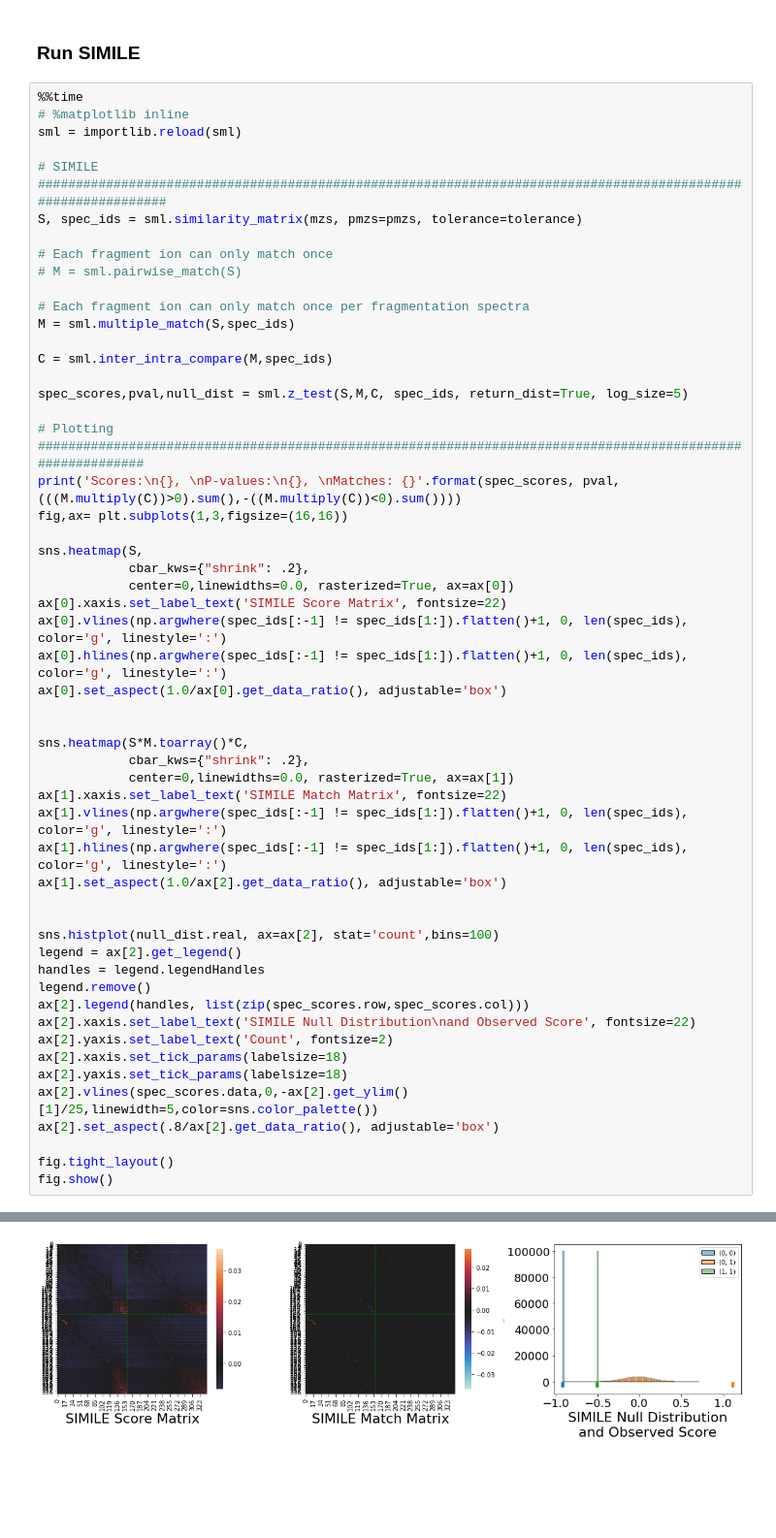
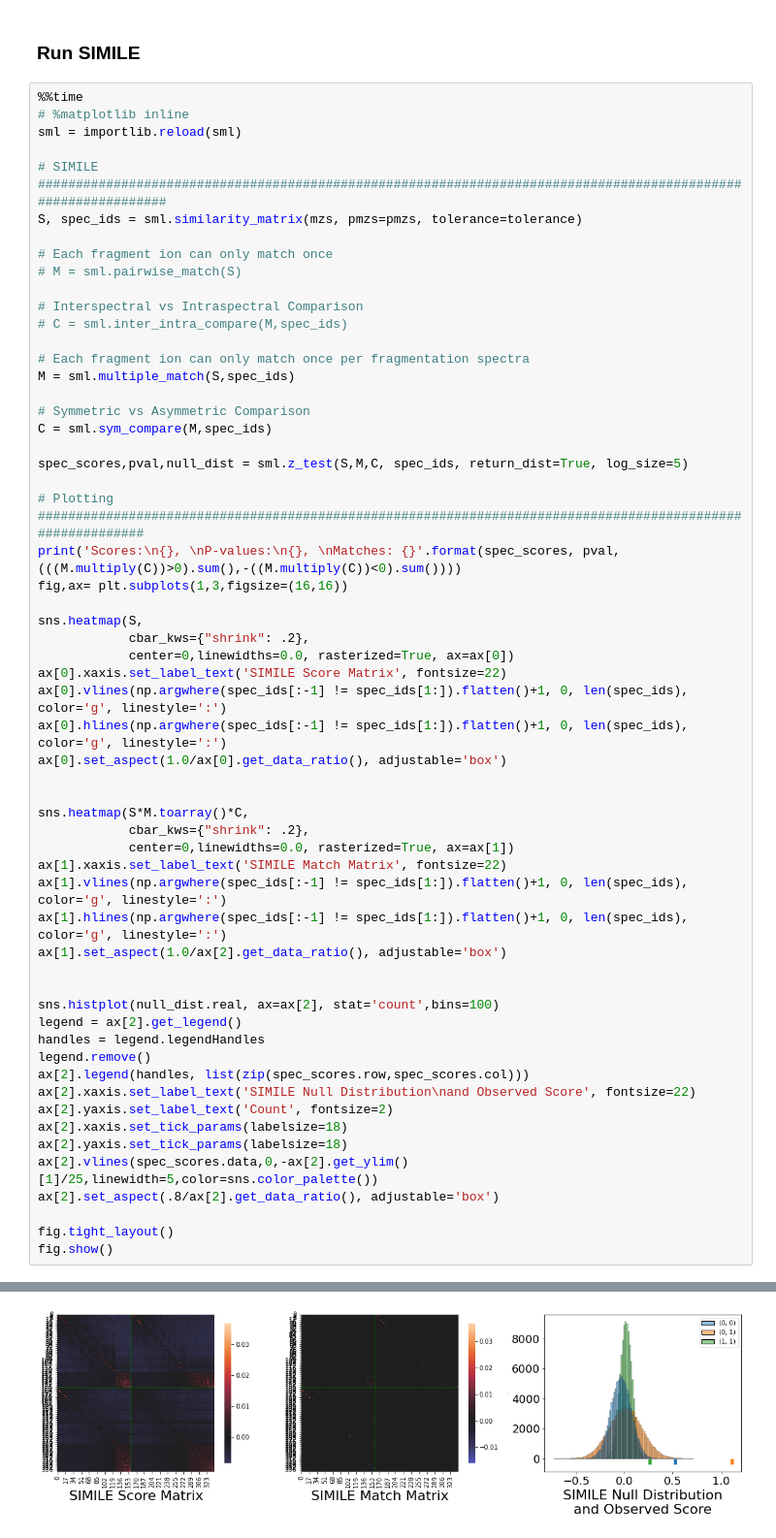
Before and after one commit to biorack/simile, a Jupyter notebook: simile-example.ipynb, the cells around one changed output, grey strips where cells are left out. Shown: that part at 97% size. Drawn from its saved outputs; the diff is of its cells as text; blank space fills up the shorter version.

Commit message:
feature: added experimental comparison matrix which leverages the asymmetry of the max weight matrix

```diff
--- a/simile-example.ipynb
+++ b/simile-example.ipynb
@@ -129,10 +129,14 @@ S, spec_ids = sml.similarity_matrix(mzs, pmzs=pmzs, tolerance=tolerance)
 # Each fragment ion can only match once
 # M = sml.pairwise_match(S)
 
+# Interspectral vs Intraspectral Comparison
+# C = sml.inter_intra_compare(M,spec_ids)
+
 # Each fragment ion can only match once per fragmentation spectra
 M = sml.multiple_match(S,spec_ids)
 
-C = sml.inter_intra_compare(M,spec_ids)
+# Symmetric vs Asymmetric Comparison
+C = sml.sym_compare(M,spec_ids)
 
 spec_scores,pval,null_dist = sml.z_test(S,M,C, spec_ids, return_dist=True, log_size=5)
 
@@ -187,4 +191,4 @@ Wall time: 1.26 s
-[figure, old version]
+[figure, new version]
 # %%
 sml.matching_ions_report(S,M,C,mzs,pmzs).query('type=="pro"').sort_values('score',ascending=False).head(50)
 # %% [output]
```
Also changed, not shown: parts of 4 cells of this notebook, 2 other files.
